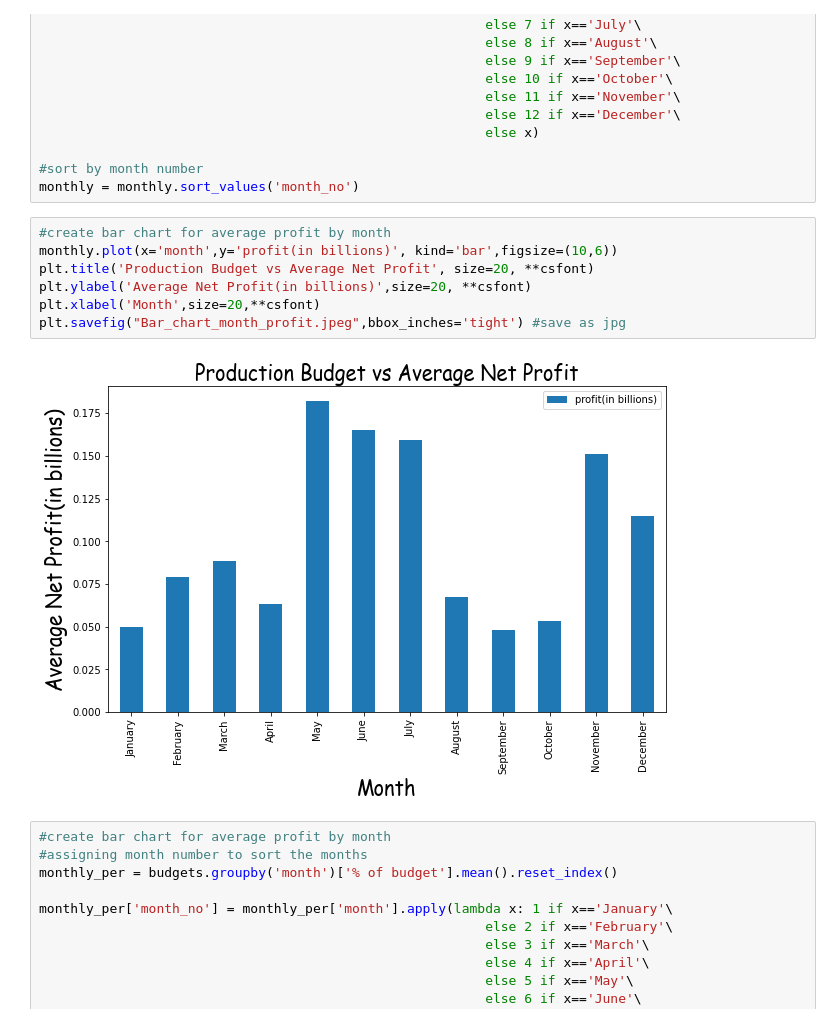
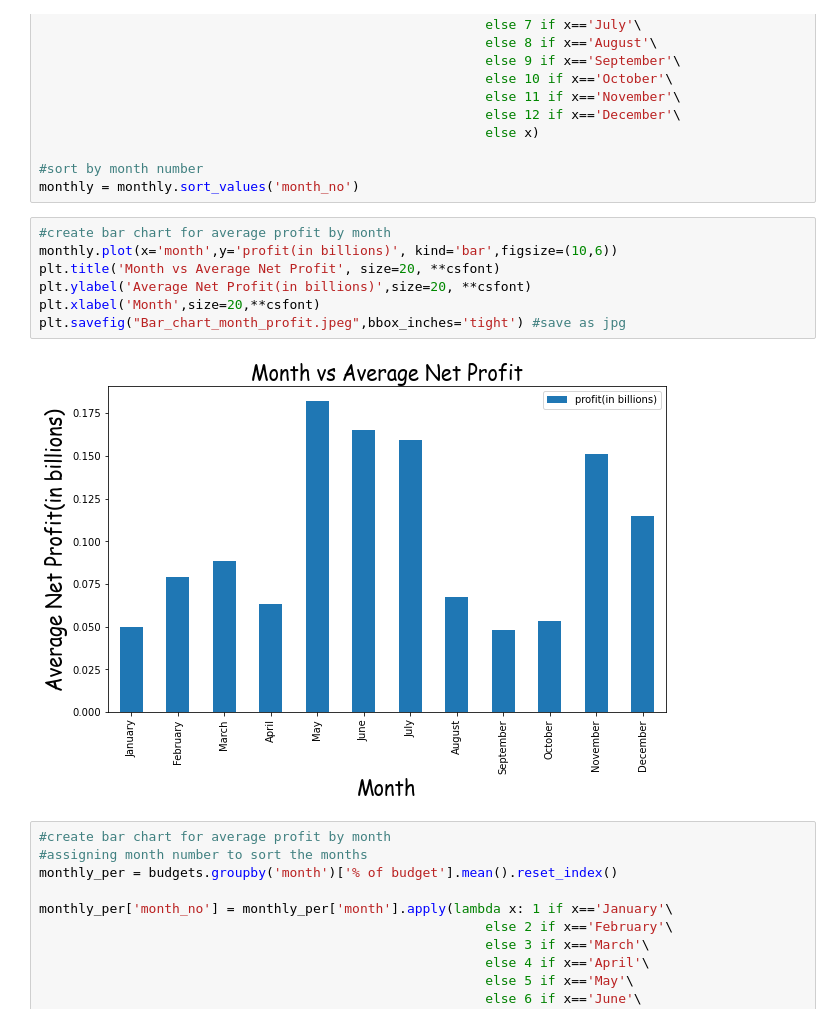
Before and after one commit to andrewkoji/Phase-1-Project---Movie-Analysis, a Jupyter notebook: Movie_Analysis.ipynb, the cells around one changed output. Drawn from its saved outputs; the diff is of its cells as text.

```diff
--- a/Movie_Analysis.ipynb
+++ b/Movie_Analysis.ipynb
@@ -353,12 +392,12 @@ monthly = monthly.sort_values('month_no')
 # %%
 #create bar chart for average profit by month
 monthly.plot(x='month',y='profit(in billions)', kind='bar',figsize=(10,6))
-plt.title('Production Budget vs Average Net Profit', size=20, **csfont)
+plt.title('Month vs Average Net Profit', size=20, **csfont)
 plt.ylabel('Average Net Profit(in billions)',size=20, **csfont)
 plt.xlabel('Month',size=20,**csfont)
 plt.savefig("Bar_chart_month_profit.jpeg",bbox_inches='tight') #save as jpg
 # %% [output]
-[figure, old version]
+[figure, new version]
 # %%
 #create bar chart for average profit by month
 #assigning month number to sort the months
```
Also changed, not shown: parts of 24 cells of this notebook.
